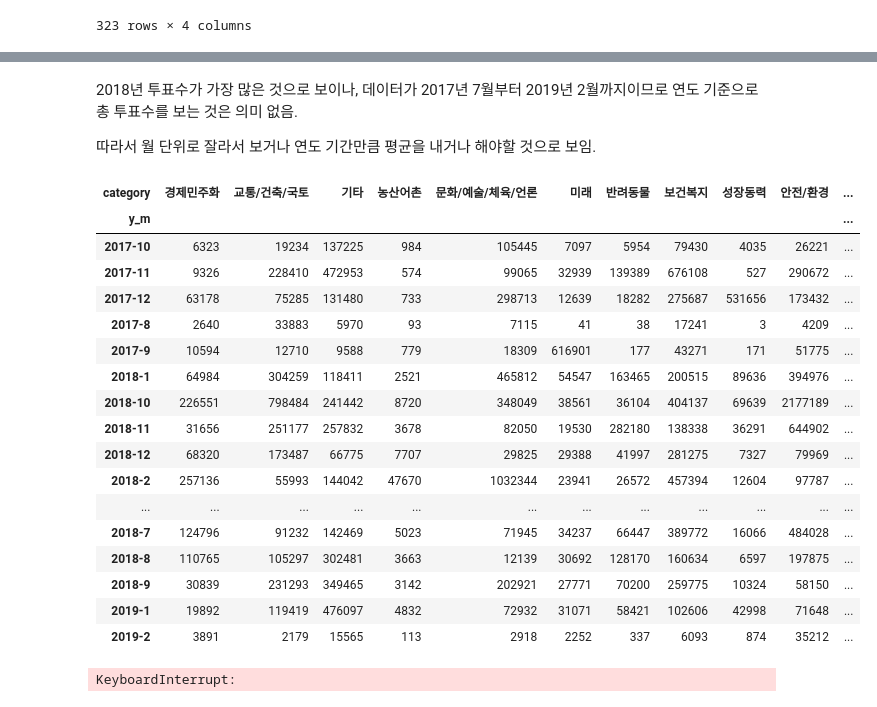
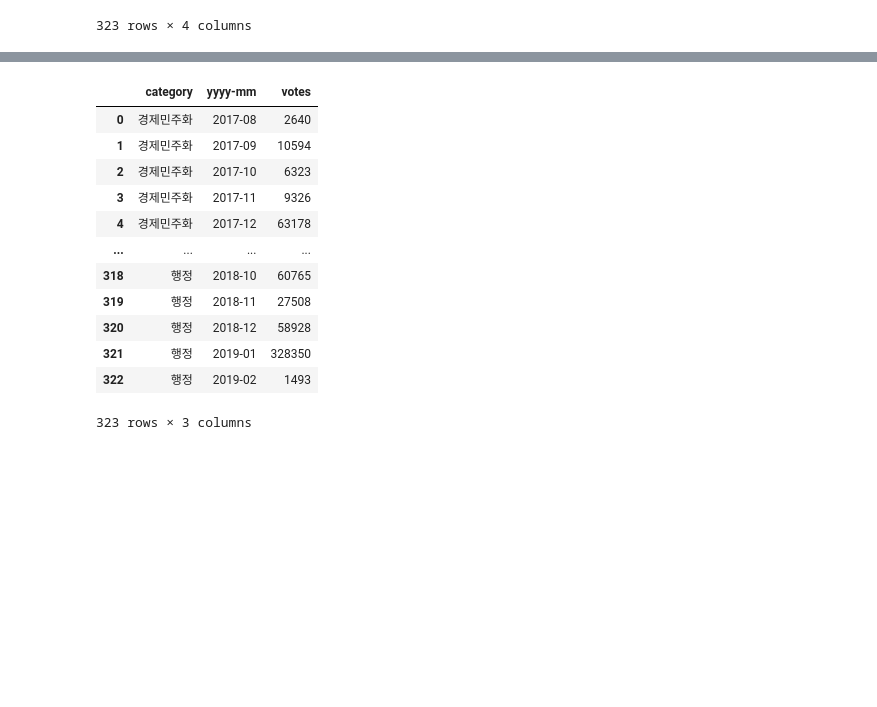
Before and after one commit to yubrainn/ESAA, a Jupyter notebook: 과제/week4_1미니프로젝트.ipynb, the cells around one changed output, grey strips where cells are left out. Cells and saved outputs as stored; diff of their text form; code cells hidden in the pictures; blank space fills up the shorter version.

```diff
--- a/과제/week4_1미니프로젝트.ipynb
+++ b/과제/week4_1미니프로젝트.ipynb
@@ -175,6 +178,7 @@ import datetime as dt
 
 df['year'] = df['start'].dt.strftime('%Y')
 df['month'] = df['start'].dt.strftime('%m')
+df['yyyy-mm'] = df['start'].dt.strftime('%Y-%m')
 # %%
 #카테고리 별 투표 수 + 시기
 ym_cat_votes = df.groupby(['category', 'month',  'year'],as_index=False).votes.sum()
@@ -200,13 +204,3 @@ facet = facet.add_legend()
 # %% [output]
 [interactive output not drawn]
 [interactive output not drawn]
-# %%
-# 청원 시작 날짜 기준으로 년, 월 뽑아내기
-import datetime as dt
-
-year = df.loc[:, 'start'].dt.year
-month = "{:%m}".format(df.loc[:, 'start'].dt.month)
-
-df['year'] = year
-df['month'] = month
-df['y_m'] = df[['year', 'month']].astype(str).agg('-'.join, axis = 1)
@@ -240,30 +207,18 @@ year_vote
-# %% [markdown]
-2018년 투표수가 가장 많은 것으로 보이나, 데이터가 2017년 7월부터 2019년 2월까지이므로 연도 기준으로 총 투표수를 보는 것은 의미 없음.
-
-따라서 월 단위로 잘라서 보거나 연도 기간만큼 평균을 내거나 해야할 것으로 보임.
 # %%
-# 연월 기준 카테고리 별 투표 수
-df.groupby(['y_m', 'category']).votes.sum().unstack(level = 1).fillna(0)
+#카테고리 별 투표 수 + 연-월 시기
+y_m_cat_votes = df.groupby(['category','yyyy-mm'], as_index=False).votes.sum()
+y_m_cat_votes
 # %% [output]
-| category | 경제민주화 | 교통/건축/국토 | 기타 | 농산어촌 | 문화/예술/체육/언론 | 미래 | 반려동물 | 보건복지 | 성장동력 | 안전/환경 | ... |
-| y_m |  |  |  |  |  |  |  |  |  |  | ... |
-| 2017-10 | 6323 | 19234 | 137225 | 984 | 105445 | 7097 | 5954 | 79430 | 4035 | 26221 | ... |
-| 2017-11 | 9326 | 228410 | 472953 | 574 | 99065 | 32939 | 139389 | 676108 | 527 | 290672 | ... |
-| 2017-12 | 63178 | 75285 | 131480 | 733 | 298713 | 12639 | 18282 | 275687 | 531656 | 173432 | ... |
-| 2017-8 | 2640 | 33883 | 5970 | 93 | 7115 | 41 | 38 | 17241 | 3 | 4209 | ... |
-| 2017-9 | 10594 | 12710 | 9588 | 779 | 18309 | 616901 | 177 | 43271 | 171 | 51775 | ... |
-| 2018-1 | 64984 | 304259 | 118411 | 2521 | 465812 | 54547 | 163465 | 200515 | 89636 | 394976 | ... |
-| 2018-10 | 226551 | 798484 | 241442 | 8720 | 348049 | 38561 | 36104 | 404137 | 69639 | 2177189 | ... |
-| 2018-11 | 31656 | 251177 | 257832 | 3678 | 82050 | 19530 | 282180 | 138338 | 36291 | 644902 | ... |
-| 2018-12 | 68320 | 173487 | 66775 | 7707 | 29825 | 29388 | 41997 | 281275 | 7327 | 79969 | ... |
-| 2018-2 | 257136 | 55993 | 144042 | 47670 | 1032344 | 23941 | 26572 | 457394 | 12604 | 97787 | ... |
-| ... | ... | ... | ... | ... | ... | ... | ... | ... | ... | ... | ... |
-| 2018-7 | 124796 | 91232 | 142469 | 5023 | 71945 | 34237 | 66447 | 389772 | 16066 | 484028 | ... |
-| 2018-8 | 110765 | 105297 | 302481 | 3663 | 12139 | 30692 | 128170 | 160634 | 6597 | 197875 | ... |
-| 2018-9 | 30839 | 231293 | 349465 | 3142 | 202921 | 27771 | 70200 | 259775 | 10324 | 58150 | ... |
-| 2019-1 | 19892 | 119419 | 476097 | 4832 | 72932 | 31071 | 58421 | 102606 | 42998 | 71648 | ... |
-| 2019-2 | 3891 | 2179 | 15565 | 113 | 2918 | 2252 | 337 | 6093 | 874 | 35212 | ... |
+|  | category | yyyy-mm | votes |
+| 0 | 경제민주화 | 2017-08 | 2640 |
+| 1 | 경제민주화 | 2017-09 | 10594 |
+| 2 | 경제민주화 | 2017-10 | 6323 |
+| 3 | 경제민주화 | 2017-11 | 9326 |
+| 4 | 경제민주화 | 2017-12 | 63178 |
+| ... | ... | ... | ... |
+| 318 | 행정 | 2018-10 | 60765 |
+| 319 | 행정 | 2018-11 | 27508 |
+| 320 | 행정 | 2018-12 | 58928 |
+| 321 | 행정 | 2019-01 | 328350 |
+| 322 | 행정 | 2019-02 | 1493 |
+323 rows × 3 columns
-# %%
-ax = sns.swarmplot(x = 'year' , y = 'votes', hue = 'category', data = df)
-# %% [output]
-KeyboardInterrupt:
```
Also changed, not shown: parts of 15 cells of this notebook.
